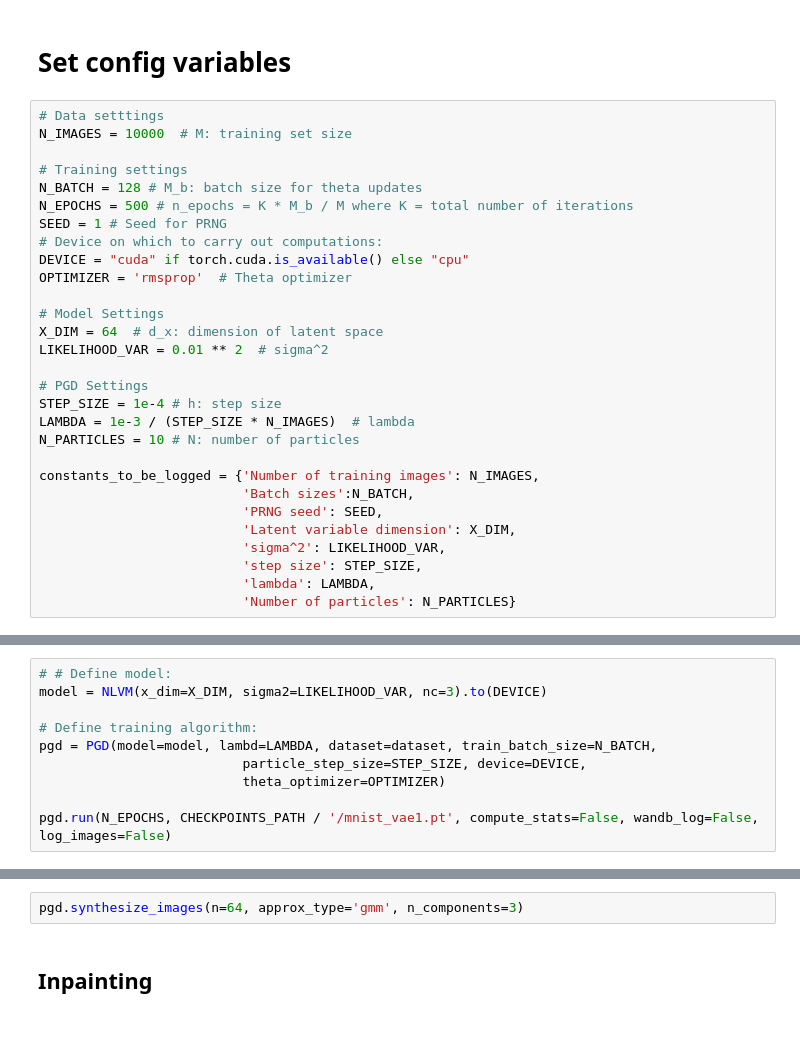
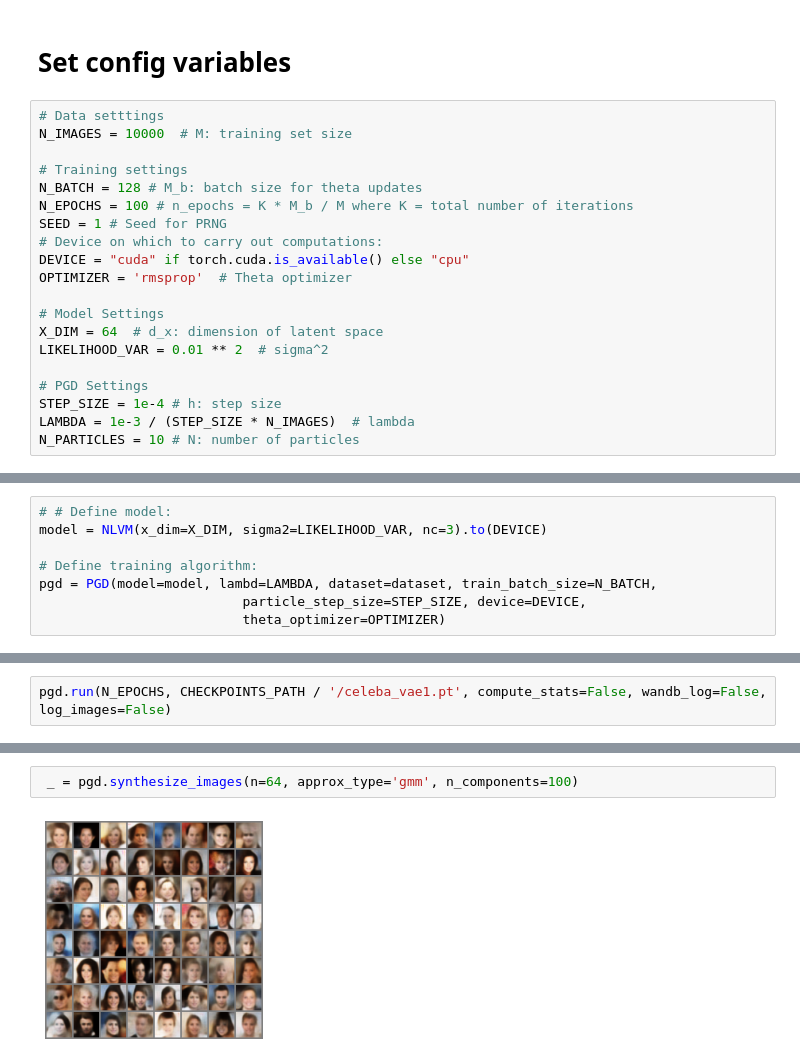
Before and after one commit to juankuntz/ParEM, a Jupyter notebook: torch/notebooks/CelebA.ipynb, the cells around one changed output, grey strips where cells are left out. Saved outputs shown, nothing was run; the diff lists cells and outputs as text; blank space fills up the shorter version.

```diff
--- a/torch/notebooks/CelebA.ipynb
+++ b/torch/notebooks/CelebA.ipynb
@@ -45,7 +91,7 @@ N_IMAGES = 10000  # M: training set size
 
 # Training settings
 N_BATCH = 128 # M_b: batch size for theta updates
-N_EPOCHS = 500 # n_epochs = K * M_b / M where K = total number of iterations
+N_EPOCHS = 100 # n_epochs = K * M_b / M where K = total number of iterations
 SEED = 1 # Seed for PRNG
 # Device on which to carry out computations:
 DEVICE = "cuda" if torch.cuda.is_available() else "cpu"
@@ -59,12 +105,3 @@ LIKELIHOOD_VAR = 0.01 ** 2  # sigma^2
 STEP_SIZE = 1e-4 # h: step size
 LAMBDA = 1e-3 / (STEP_SIZE * N_IMAGES)  # lambda
 N_PARTICLES = 10 # N: number of particles
-
-constants_to_be_logged = {'Number of training images': N_IMAGES,
-                          'Batch sizes':N_BATCH,
-                          'PRNG seed': SEED,
-                          'Latent variable dimension': X_DIM,
-                          'sigma^2': LIKELIHOOD_VAR,
-                          'step size': STEP_SIZE,
-                          'lambda': LAMBDA,
-                          'Number of particles': N_PARTICLES}
@@ -93,5 +123,3 @@ model = NLVM(x_dim=X_DIM, sigma2=LIKELIHOOD_VAR, nc=3).to(DEVICE)
 pgd = PGD(model=model, lambd=LAMBDA, dataset=dataset, train_batch_size=N_BATCH,
                           particle_step_size=STEP_SIZE, device=DEVICE,
                           theta_optimizer=OPTIMIZER)
-
-pgd.run(N_EPOCHS, CHECKPOINTS_PATH / '/mnist_vae1.pt', compute_stats=False, wandb_log=False, log_images=False)
@@ -116,0 +133,2 @@ def show(imgs):
+# %%
+pgd.run(N_EPOCHS, CHECKPOINTS_PATH / '/celeba_vae1.pt', compute_stats=False, wandb_log=False, log_images=False)
@@ -121,4 +167,4 @@ pgd.sample_image_posterior(10, 1)
 # %%
-pgd.synthesize_images(n=64, approx_type='gmm', n_components=3)
+ _ = pgd.synthesize_images(n=64, approx_type='gmm', n_components=100)
+# %% [output]
+[figure, added]
-# %% [markdown]
-## Inpainting
```
Also changed, not shown: parts of 24 cells of this notebook, 10 other files.
